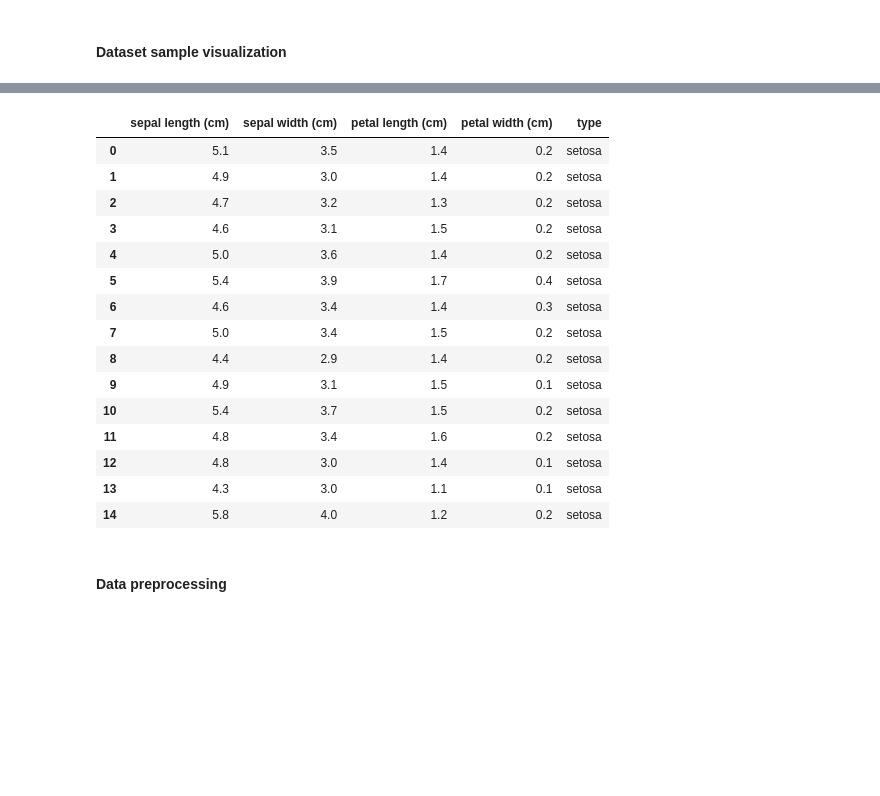
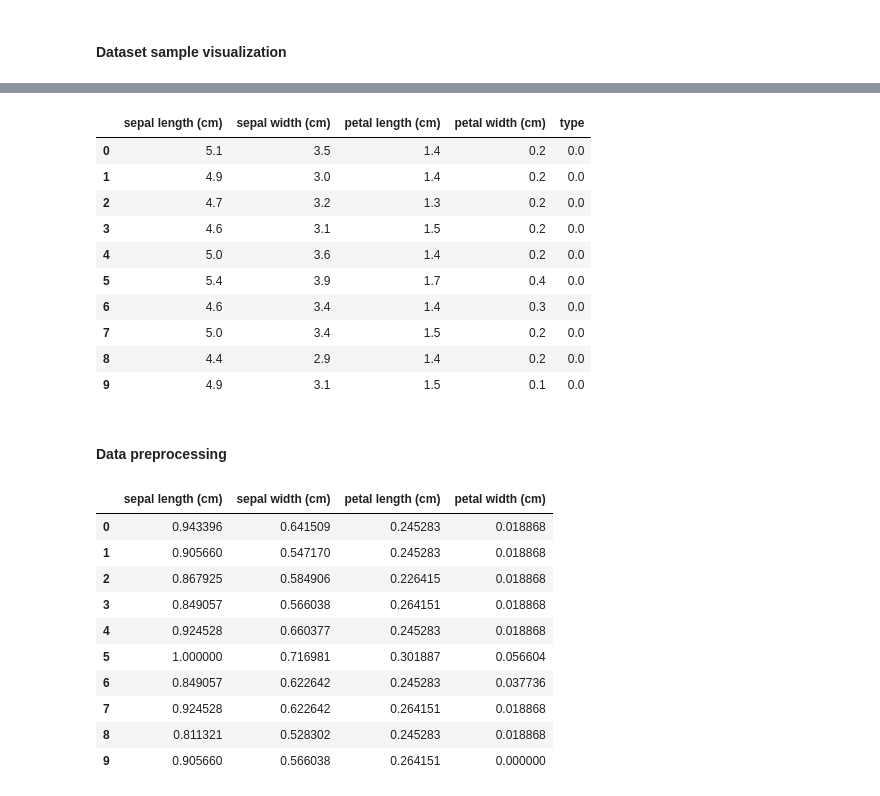
Before and after one commit to manuelmaior29/ds-playground, a Jupyter notebook: micrograd/application_iris.ipynb, the cells around one changed output, grey strips where cells are left out. Cells and saved outputs as stored; diff of their text form; code cells hidden in the pictures; blank space fills up the shorter version.

```diff
--- a/micrograd/application_iris.ipynb
+++ b/micrograd/application_iris.ipynb
@@ -35,28 +31,44 @@ plt.yticks(())
 # %%
 import numpy as np
 import random
 
-number_of_examples = 15
-Xy = np.concatenate((X[:number_of_examples, :], np.expand_dims([iris['target_names'][yex] for yex in y[:number_of_examples]], axis=1)), axis=1)
+number_of_examples = 10
+Xy = np.concatenate((X[:number_of_examples, :], np.expand_dims([yex for yex in y[:number_of_examples]], axis=1)), axis=1)
 iris_df = pd.DataFrame(Xy[:number_of_examples, :])
 iris_df.columns = iris['feature_names'] + ["type"]
 iris_df
 # %% [output]
 |  | sepal length (cm) | sepal width (cm) | petal length (cm) | petal width (cm) | type |
-| 0 | 5.1 | 3.5 | 1.4 | 0.2 | setosa |
-| 1 | 4.9 | 3.0 | 1.4 | 0.2 | setosa |
-| 2 | 4.7 | 3.2 | 1.3 | 0.2 | setosa |
-| 3 | 4.6 | 3.1 | 1.5 | 0.2 | setosa |
-| 4 | 5.0 | 3.6 | 1.4 | 0.2 | setosa |
-| 5 | 5.4 | 3.9 | 1.7 | 0.4 | setosa |
-| 6 | 4.6 | 3.4 | 1.4 | 0.3 | setosa |
-| 7 | 5.0 | 3.4 | 1.5 | 0.2 | setosa |
-| 8 | 4.4 | 2.9 | 1.4 | 0.2 | setosa |
-| 9 | 4.9 | 3.1 | 1.5 | 0.1 | setosa |
-| 10 | 5.4 | 3.7 | 1.5 | 0.2 | setosa |
-| 11 | 4.8 | 3.4 | 1.6 | 0.2 | setosa |
-| 12 | 4.8 | 3.0 | 1.4 | 0.1 | setosa |
-| 13 | 4.3 | 3.0 | 1.1 | 0.1 | setosa |
-| 14 | 5.8 | 4.0 | 1.2 | 0.2 | setosa |
+| 0 | 5.1 | 3.5 | 1.4 | 0.2 | 0.0 |
+| 1 | 4.9 | 3.0 | 1.4 | 0.2 | 0.0 |
+| 2 | 4.7 | 3.2 | 1.3 | 0.2 | 0.0 |
+| 3 | 4.6 | 3.1 | 1.5 | 0.2 | 0.0 |
+| 4 | 5.0 | 3.6 | 1.4 | 0.2 | 0.0 |
+| 5 | 5.4 | 3.9 | 1.7 | 0.4 | 0.0 |
+| 6 | 4.6 | 3.4 | 1.4 | 0.3 | 0.0 |
+| 7 | 5.0 | 3.4 | 1.5 | 0.2 | 0.0 |
+| 8 | 4.4 | 2.9 | 1.4 | 0.2 | 0.0 |
+| 9 | 4.9 | 3.1 | 1.5 | 0.1 | 0.0 |
 # %% [markdown]
 #### Data preprocessing
+# %%
+from sys import float_info
+
+Xy_n = (Xy[:, :4] - np.min(Xy[:, :4])) / (np.max(Xy[:, :4]) - np.min(Xy[:, :4]))
+Xy_s = (Xy_n[:, :4] - np.mean(Xy_n[:, :4])) / (Xy_n[:, :4] + float_info.epsilon)
+number_of_examples = 15
+iris_df = pd.DataFrame(Xy_n[:number_of_examples, :])
+iris_df.columns = iris['feature_names']
+iris_df
+# %% [output]
+|  | sepal length (cm) | sepal width (cm) | petal length (cm) | petal width (cm) |
+| 0 | 0.943396 | 0.641509 | 0.245283 | 0.018868 |
+| 1 | 0.905660 | 0.547170 | 0.245283 | 0.018868 |
+| 2 | 0.867925 | 0.584906 | 0.226415 | 0.018868 |
+| 3 | 0.849057 | 0.566038 | 0.264151 | 0.018868 |
+| 4 | 0.924528 | 0.660377 | 0.245283 | 0.018868 |
+| 5 | 1.000000 | 0.716981 | 0.301887 | 0.056604 |
+| 6 | 0.849057 | 0.622642 | 0.245283 | 0.037736 |
+| 7 | 0.924528 | 0.622642 | 0.264151 | 0.018868 |
+| 8 | 0.811321 | 0.528302 | 0.245283 | 0.018868 |
+| 9 | 0.905660 | 0.566038 | 0.264151 | 0.000000 |
```
Also changed, not shown: parts of 5 cells of this notebook.
